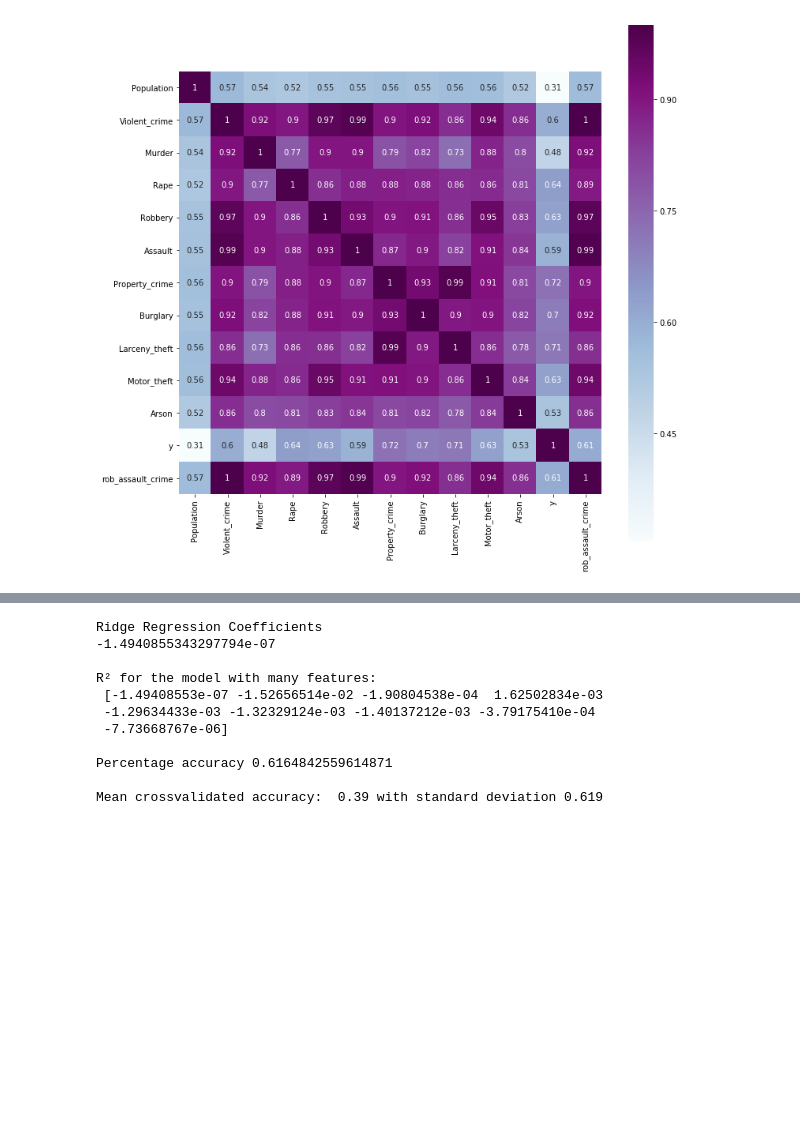
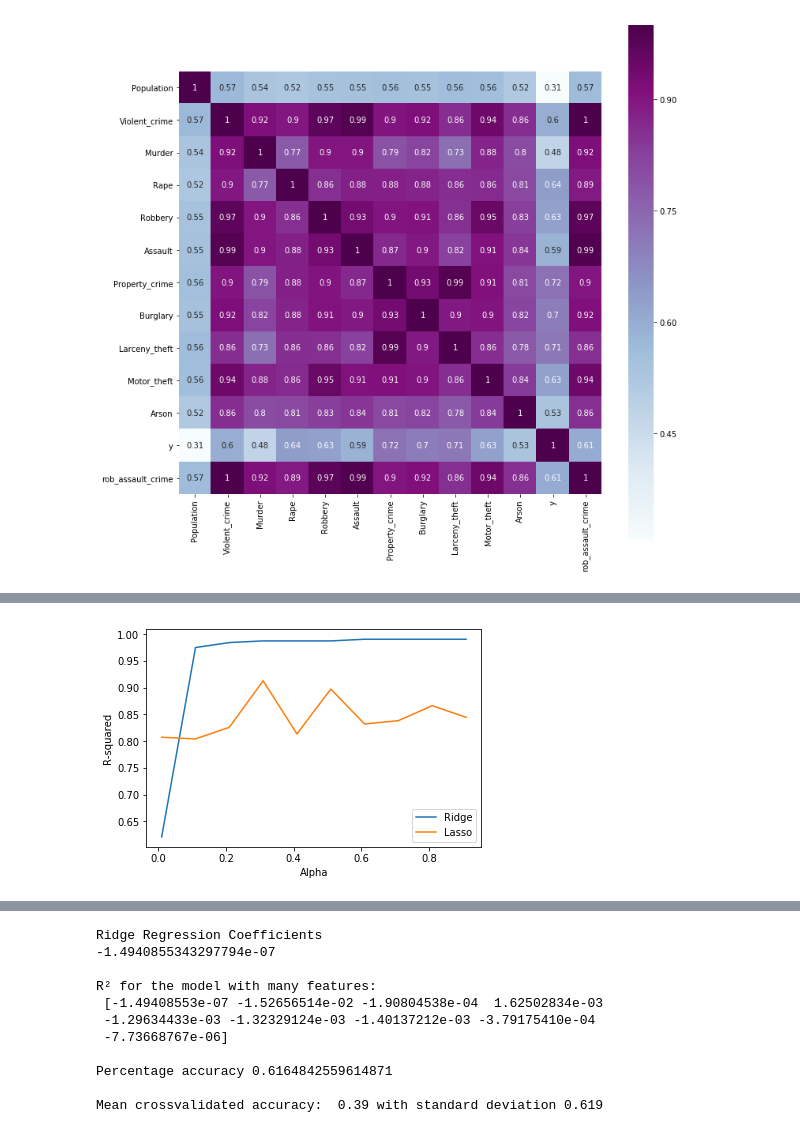
Before and after one commit to PriyankaBiswas/Data-Science, a Jupyter notebook: Unit3_deeper_SL/crime_ridge_lasso.ipynb, the cells around one changed output, grey strips where cells are left out. Saved outputs shown, nothing was run; the diff lists cells and outputs as text; code cells hidden in the pictures; blank space fills up the shorter version.

Commit message:
Compare Ridge and Lasso with big, medium and small models'

```diff
--- a/Unit3_deeper_SL/crime_ridge_lasso.ipynb
+++ b/Unit3_deeper_SL/crime_ridge_lasso.ipynb
@@ -603,7 +603,7 @@ df_new.head(3)
 # %%
 #df_new = df_new.drop(['Violent_crime', 'Robbery', 'Assault', 'Property_crime', 'Larceny_theft'], axis=1)
 
-df_new = df_new.drop('prop_crime_larceny', axis=1)
+#df_new = df_new.drop('prop_crime_larceny', axis=1)
 # %%
 df_new.describe()
 # %% [output]
@@ -668,0 +659,2 @@ y = df_new['y']
+# %%
+df_new = df_new.drop(['Violent_crime', 'Robbery', 'Assault'], axis=1)
@@ -724,0 +1237,45 @@ Confusion Matrix:
+# %%
+# Train test split - Big
+X_train_b, X_test_b, y_train_b, y_test_b = train_test_split(X_big, y, test_size=.3)
+
+# Train test split - newftrs
+X_train, X_test, y_train, y_test = train_test_split(X_newftrs, y, test_size=.3)
+
+# Train test split - small
+X_train_s, X_test_s, y_train_s, y_test_s = train_test_split(X_small, y, test_size=.3)
+# %%
+
+# Store estimates.
+estimates = [None,None,None]
+
+# Storing legend information.
+labels = []
+
+#Run the model for many alphas.
+for a in alphas:
+    ridgeregrBig = LogisticRegression(penalty='l1', C=a)
+    ridgeregrBig.fit(X_train_b, y_train_b)
+
+    lassBig = LogisticRegression(penalty='l2', C=a)
+    lassBig.fit(X_train_b, y_train_b)
+
+    estimates = np.row_stack((
+        estimates,
+        [ridgeregrBig.score(X_train_b, y_train_b),lassBig.score(X_train_b, y_train_b),a]))
+
+# Make the data pretty.
+estimates_df = pd.DataFrame(
+    estimates,
+    columns=['Ridge','Lasso','alpha'])
+estimates_df.sort_values(by='alpha', inplace=True, ascending=True)
+
+# Plot a line for each parameter.
+for var in ['Ridge','Lasso']:
+    plt.plot(estimates_df['alpha'], estimates_df[var])
+    labels.append(var)
+plt.xlabel('Alpha')
+plt.ylabel('R-squared')
+plt.legend(labels)
+plt.show()
+# %% [output]
+[figure, added]
```
Also changed, not shown: parts of 36 cells of this notebook.
